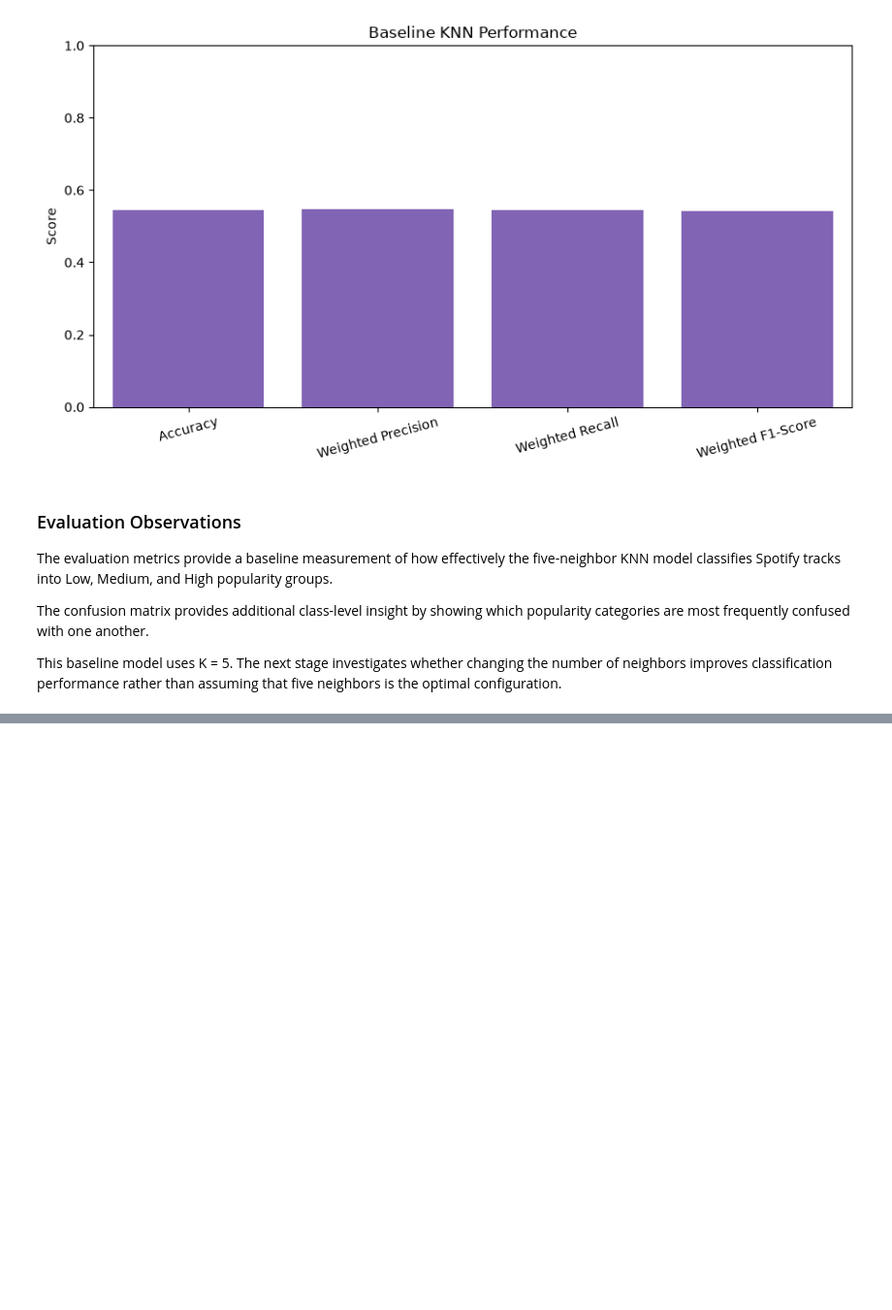
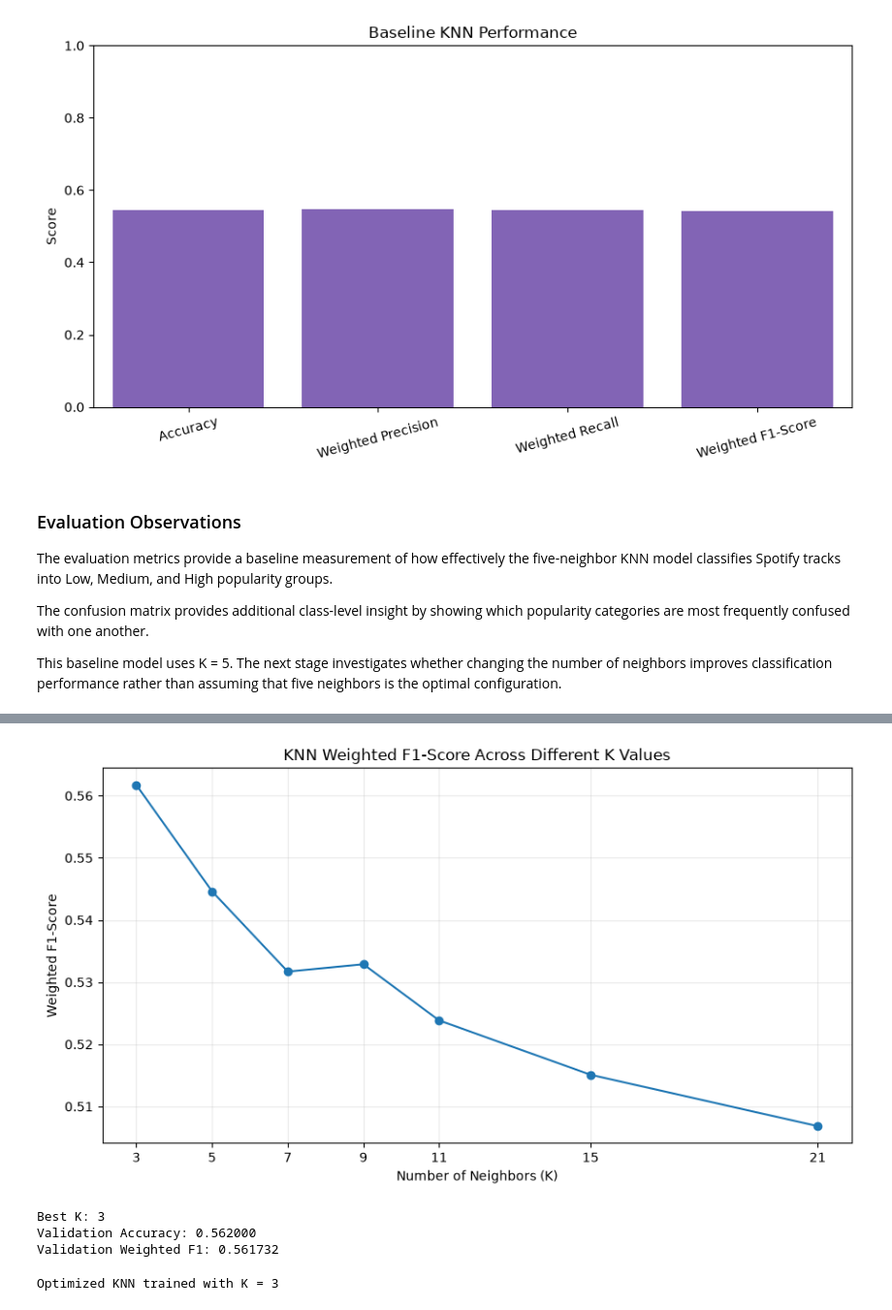
Before and after one commit to Pralishatripathy000/ml-knn, a Jupyter notebook: notebook.ipynb, the cells around one changed output, grey strips where cells are left out. Shown at 97% size. Saved outputs shown, nothing was run; the diff lists cells and outputs as text; code cells hidden in the pictures; blank space fills up the shorter version.

```diff
--- a/notebook.ipynb
+++ b/notebook.ipynb
@@ -1333,0 +1446,57 @@ This baseline model uses K = 5. The next stage investigates whether changing the
+# %%
+# Visualize how weighted F1-score changes with K
+
+plt.figure(figsize=(9, 5))
+
+plt.plot(
+    k_comparison["K"],
+    k_comparison["Weighted F1"],
+    marker="o"
+)
+
+plt.title("KNN Weighted F1-Score Across Different K Values")
+plt.xlabel("Number of Neighbors (K)")
+plt.ylabel("Weighted F1-Score")
+plt.xticks(k_values)
+plt.grid(alpha=0.25)
+
+plt.tight_layout()
+plt.savefig(
+    "outputs/figures/k_vs_f1.png",
+    dpi=300
+)
+plt.show()
+# %% [output]
+[figure, added]
+# %%
+# Select the K value with the highest validation weighted F1-score
+
+best_row = k_comparison.loc[
+    k_comparison["Weighted F1"].idxmax()
+]
+
+best_k = int(best_row["K"])
+
+print("Best K:", best_k)
+print(f"Validation Accuracy: {best_row['Accuracy']:.6f}")
+print(f"Validation Weighted F1: {best_row['Weighted F1']:.6f}")
+# %% [output]
+Best K: 3
+Validation Accuracy: 0.562000
+Validation Weighted F1: 0.561732
+# %%
+# Train the optimized KNN classifier using the selected K value
+
+optimized_knn = KNeighborsClassifier(
+    n_neighbors=best_k,
+    weights="uniform",
+    metric="minkowski",
+    p=2,
+    n_jobs=-1
+)
+
+optimized_knn.fit(X_train_scaled, y_train)
+
+print(f"Optimized KNN trained with K = {best_k}")
+# %% [output]
+Optimized KNN trained with K = 3
```
Also changed, not shown: parts of 6 cells of this notebook, 3 other files.
